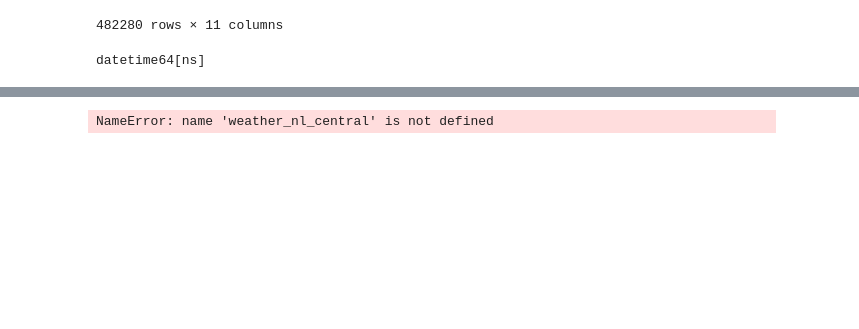
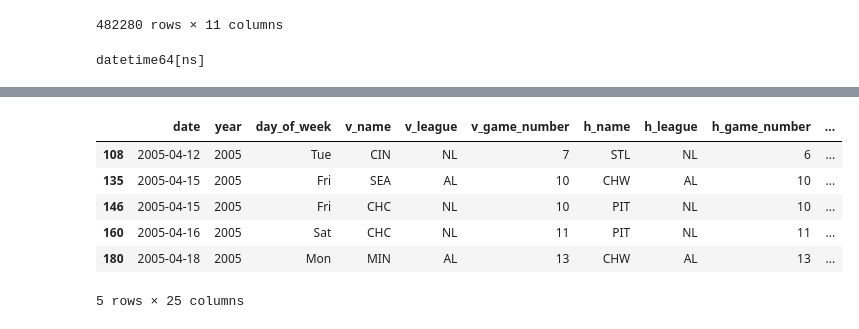
Before and after one commit to tmarchok1/DS440_project, a Jupyter notebook: DS_440code.ipynb, the cells around one changed output, grey strips where cells are left out. Cells and saved outputs as stored; diff of their text form; code cells hidden in the pictures; blank space fills up the shorter version.

```diff
--- a/DS_440code.ipynb
+++ b/DS_440code.ipynb
@@ -295,13 +307,19 @@ merged_df_NL_west.head()
 # %%
 weather_nl_central['time_of_day'] = weather_nl_central['date'].dt.hour.apply(lambda x: 'D' if 6 <= x < 18 else 'N')
 
-merged_df_nl_central = pd.merge(glogs, weather_nl_central, on='date', how='left')
+merged_df_nl_central = pd.merge(glogs, weather_nl_central, on=['date', 'location'], how='left')
 
 merged_df_nl_central = merged_df_nl_central[merged_df_nl_central['day_night'] == merged_df_nl_central['time_of_day']]
 
 merged_df_nl_central.head()
 # %% [output]
+|  | date | year | day_of_week | v_name | v_league | v_game_number | h_name | h_league | h_game_number | ... |
+| 108 | 2005-04-12 | 2005 | Tue | CIN | NL | 7 | STL | NL | 6 | ... |
+| 135 | 2005-04-15 | 2005 | Fri | SEA | AL | 10 | CHW | AL | 10 | ... |
+| 146 | 2005-04-15 | 2005 | Fri | CHC | NL | 10 | PIT | NL | 10 | ... |
+| 160 | 2005-04-16 | 2005 | Sat | CHC | NL | 11 | PIT | NL | 11 | ... |
+| 180 | 2005-04-18 | 2005 | Mon | MIN | AL | 13 | CHW | AL | 13 | ... |
-NameError: name 'weather_nl_central' is not defined
+5 rows × 25 columns
 # %%
 #read in weather data for AL East teams
 
```
Also changed, not shown: parts of 10 cells of this notebook.
